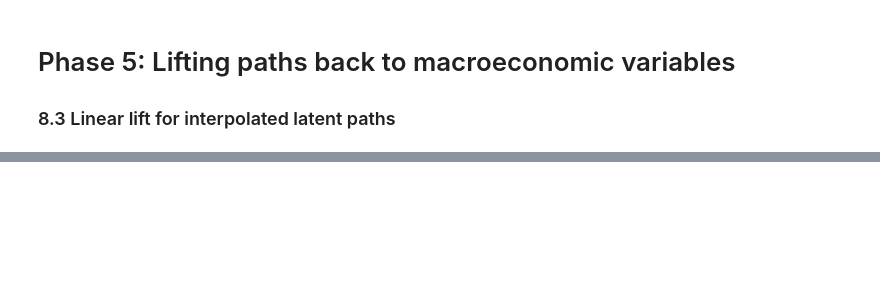
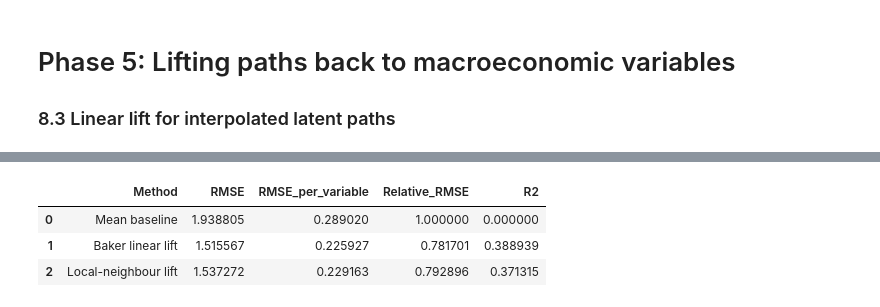
Before and after one commit to adamfowliee/JDKF_Starter, a Jupyter notebook: dissertation_brief/brief_phase5.ipynb, the cells around one changed output, grey strips where cells are left out. Saved outputs shown, nothing was run; the diff lists cells and outputs as text; code cells hidden in the pictures; blank space fills up the shorter version.

```diff
--- a/dissertation_brief/brief_phase5.ipynb
+++ b/dissertation_brief/brief_phase5.ipynb
@@ -77,6 +75,16 @@ array([[0.78301887, 0.96361186, 0.95013477, 0.39892183, 0.96495957,
 # %%
-def baker_lift(Z, Psi):
-    N = Psi.shape[0]; C = np.linalg.lstsq(Psi, Z, rcond=None)[0]
-    error_norm = np.linalg.norm(Z - Psi@C, axis=1)**2
+def lift_operator(Z, Psi):
+    Z = Z - Z.mean()
+    N = Psi.shape[0]; H = np.linalg.lstsq(Psi, Z, rcond=None)[0].T
+    error_norm = np.linalg.norm(Z - Psi@H.T + Z.mean(), axis=1)**2
     RMSE = np.sqrt(np.sum(error_norm)/N)
-    return C.T, RMSE
+    return H, RMSE
+
+def baker_lift(Z, Psi, start_idx, end_idx, n_grid=10):
+    H, _ = lift_operator(Z, Psi)
+    start_point, end_point = Psi[start_idx], Psi[end_idx]
+
+    gamma = np.linspace(start_point, end_point, num=n_grid)
+    z_hat = gamma@H.T; z_hat += Z.mean()
+    z_hat[0] = Z[start_idx]; z_hat[-1] = Z[end_idx]
+    return z_hat, gamma
@@ -86,0 +169,41 @@ baker_lift(Z, Psi)[1]
+# %%
+# Baseline: reconstruct every observation by the variable-wise mean
+Z_mean = Z.mean(axis=0)
+Zmm = np.sum((Z - Z_mean) ** 2)
+
+N, D = Z.shape
+
+baseline_RMSE = np.sqrt(Zmm / N)
+
+H, baker_RMSE = lift_operator(Z, Psi)
+Z_hat_baker = Psi @ H.T + Z_mean
+
+Z_hat_lnl, lnl_RMSE = lnl_error(Z, Psi, tau=median_Dsq)
+
+SSE_baker = np.sum((Z - Z_hat_baker) ** 2)
+SSE_lnl = np.sum((Z - Z_hat_lnl) ** 2)
+
+R2_baker = 1 - SSE_baker / Zmm
+R2_lnl = 1 - SSE_lnl / Zmm
+
+rel_RMSE_baker = baker_RMSE / baseline_RMSE
+rel_RMSE_lnl = lnl_RMSE / baseline_RMSE
+
+baker_RMSE_per_var = baker_RMSE / np.sqrt(D)
+lnl_RMSE_per_var = lnl_RMSE / np.sqrt(D)
+baseline_RMSE_per_var = baseline_RMSE / np.sqrt(D)
+
+summary = pd.DataFrame({
+    "Method": ["Mean baseline", "Baker linear lift", "Local-neighbour lift"],
+    "RMSE": [baseline_RMSE, baker_RMSE, lnl_RMSE],
+    "RMSE_per_variable": [baseline_RMSE_per_var, baker_RMSE_per_var, lnl_RMSE_per_var],
+    "Relative_RMSE": [1.0, rel_RMSE_baker, rel_RMSE_lnl],
+    "R2": [0.0, R2_baker, R2_lnl],
+})
+
+display(summary)
+# %% [output]
+|  | Method | RMSE | RMSE_per_variable | Relative_RMSE | R2 |
+| 0 | Mean baseline | 1.938805 | 0.289020 | 1.000000 | 0.000000 |
+| 1 | Baker linear lift | 1.515567 | 0.225927 | 0.781701 | 0.388939 |
+| 2 | Local-neighbour lift | 1.537272 | 0.229163 | 0.792896 | 0.371315 |
```
Also changed, not shown: parts of 18 cells of this notebook, 1 other file.
